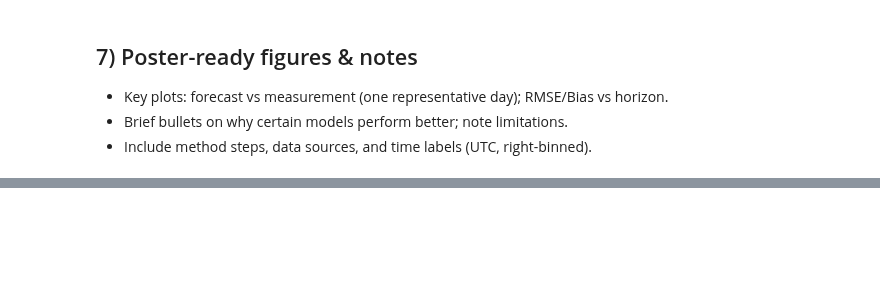
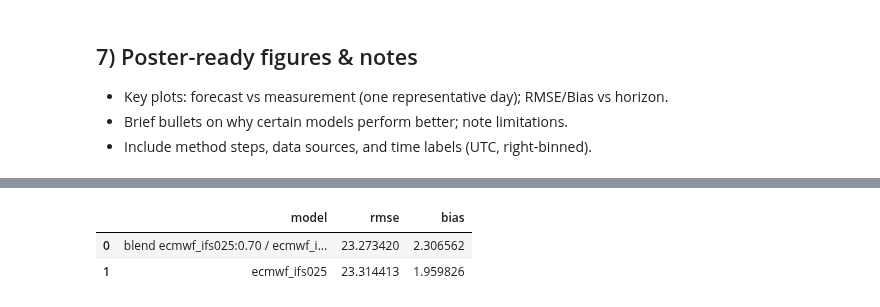
Before and after one commit to Louis2308/Solar-poster, a Jupyter notebook: Forcast_Comparison.ipynb, the cells around one changed output, grey strips where cells are left out. Cells and saved outputs as stored; diff of their text form; code cells hidden in the pictures; blank space fills up the shorter version.

```diff
--- a/Forcast_Comparison.ipynb
+++ b/Forcast_Comparison.ipynb
@@ -465,0 +384,78 @@ Blended weight for ecmwf_aifs025_single: 1.00, dmi_harmonie_arome_europe: 0.00
+# %%
+
+import numpy as np
+import pandas as pd
+
+if 'aligned' not in locals() or aligned.empty:
+    raise ValueError("Run the alignment cell first to build 'aligned'")
+
+# --- Config: choose models and weights ---
+# Provide exactly two models or leave empty to auto-pick lowest RMSE from avg_all
+selected_models_all = []  # e.g., ['ecmwf_ifs', 'dmi_seamless']
+weight_grid_all = [0.1, 0.2, 0.3, 0.4, 0.5, 0.6, 0.7, 0.8]
+# Optional filters
+h_range_all = None          # e.g., (0, 72)
+date_range_all = None       # e.g., ('2025-11-09', '2025-11-12')
+# ----------------------------------------
+
+work_all = aligned.copy()
+if h_range_all:
+    hmin, hmax = h_range_all
+    work_all = work_all[(work_all['horizon_hours'] >= hmin) & (work_all['horizon_hours'] <= hmax)]
+if date_range_all:
+    d0 = pd.to_datetime(date_range_all[0])
+    d1 = pd.to_datetime(date_range_all[1])
+    work_all = work_all[(work_all['date'] >= d0) & (work_all['date'] <= d1)]
+
+if work_all.empty:
+    raise ValueError("No data after applying filters; adjust h_range_all/date_range_all")
+
+# choose models
+if selected_models_all:
+    if len(selected_models_all) != 2:
+        raise ValueError("Provide exactly two models in selected_models_all or leave empty")
+    top_models_all = selected_models_all
+else:
+    if 'avg_all' not in locals():
+        raise ValueError("Run the overall average metrics cell to populate avg_all")
+    top_models_all = avg_all['model'].head(2).tolist()
+
+wide_all = work_all[work_all['model'].isin(top_models_all)].pivot_table(
+    index=['date', 'horizon_hours'], columns='model', values='forecast'
+)
+wide_all = wide_all.dropna()
+wide_all = wide_all.join(work_all.set_index(['date', 'horizon_hours'])['ghi']).dropna()
+
+if wide_all.empty:
+    raise ValueError("No overlapping data for chosen models/filters; adjust selections")
+
+obs = wide_all['ghi'].values
+best = {'w': None, 'rmse': np.inf, 'bias': None}
+
+for w in weight_grid_all:
+    blend = w * wide_all[top_models_all[0]] + (1 - w) * wide_all[top_models_all[1]]
+    err = blend - obs
+    rmse = np.sqrt((err**2).mean())
+    bias = err.mean()
+    if rmse < best['rmse']:
+        best = {'w': w, 'rmse': rmse, 'bias': bias}
+
+blend_label = f"blend {top_models_all[0]}:{best['w']:.2f} / {top_models_all[1]}:{1-best['w']:.2f}"
+
+# compare against best single model overall
+best_single_all = avg_all.iloc[0]['model'] if 'avg_all' in locals() else None
+rows = [{'model': blend_label, 'rmse': best['rmse'], 'bias': best['bias']}]
+if best_single_all:
+    single_err_all = work_all[work_all['model'] == best_single_all]['error']
+    if not single_err_all.empty:
+        rows.append({
+            'model': best_single_all,
+            'rmse': np.sqrt((single_err_all**2).mean()),
+            'bias': single_err_all.mean()
+        })
+
+compare_all = pd.DataFrame(rows)
+print(f"Using {len(work_all)} points across all files; models: {top_models_all}")
+print(f"Blended weight for {top_models_all[0]}: {best['w']:.2f}, {top_models_all[1]}: {1-best['w']:.2f}")
+display(compare_all)
+# %% [output]
@@ -465,0 +464,3 @@ Blended weight for ecmwf_aifs025_single: 1.00, dmi_harmonie_arome_europe: 0.00
+|  | model | rmse | bias |
+| 0 | blend ecmwf_ifs025:0.70 / ecmwf_i... | 23.273420 | 2.306562 |
+| 1 | ecmwf_ifs025 | 23.314413 | 1.959826 |
```
Also changed, not shown: parts of 3 cells of this notebook.
